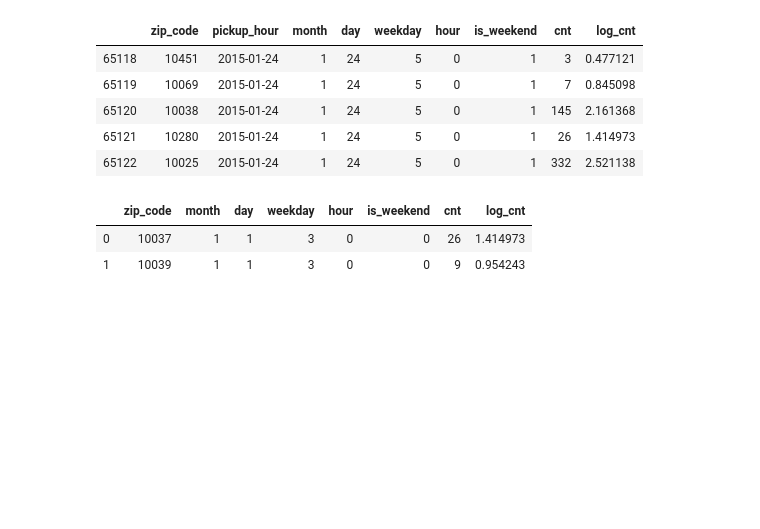
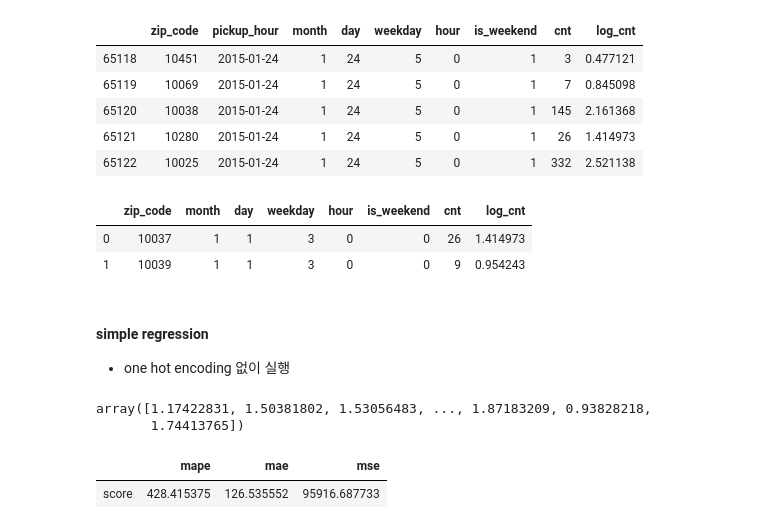
Before and after one commit to jeonprize/New_york_demand_forecasting, a Jupyter notebook: 베이스라인 모델.ipynb, the cells around one changed output. Saved outputs shown, nothing was run; the diff lists cells and outputs as text; code cells hidden in the pictures; blank space fills up the shorter version.

```diff
--- a/베이스라인 모델.ipynb
+++ b/베이스라인 모델.ipynb
@@ -193,3 +193,36 @@ x_train = train_df.copy()
 y_test_raw = test_df.pop('cnt')
 y_test_log = test_df.pop('log_cnt')
 x_test = test_df.copy()
+# %% [markdown]
+#### simple regression
+- one hot encoding 없이 실행
+# %%
+lr_reg = LinearRegression()
+lr_reg.fit(x_train,y_train_log)
+pred = lr_reg.predict(x_test)
+pred
+# %% [output]
+array([1.17422831, 1.50381802, 1.53056483, ..., 1.87183209, 0.93828218,
+       1.74413765])
+# %%
+test_df['pred_log']= pred
+test_df['pred_reverse'] = 10**pred
+test_df['real_log'] = y_test_log
+test_df['real_raw'] = y_test_raw
+# %%
+def evaluation(y_true, y_pred):
+    y_true = np.array(y_true)
+    y_pred = np.array(y_pred)
+
+    mape = np.mean(np.abs((y_true - y_pred)/y_true)) * 100
+    mae = mean_absolute_error(y_true,y_pred)
+    mse = mean_squared_error(y_true, y_pred)
+
+    score = pd.DataFrame([mape,mae,mse],index=['mape','mae','mse'],columns=['score']).T
+    return score
+# %%
+a = evaluation(test_df['real_raw'],test_df['pred_reverse'])
+a
+# %% [output]
+|  | mape | mae | mse |
+| score | 428.415375 | 126.535552 | 95916.687733 |
```
Also changed, not shown: parts of 9 cells of this notebook.
